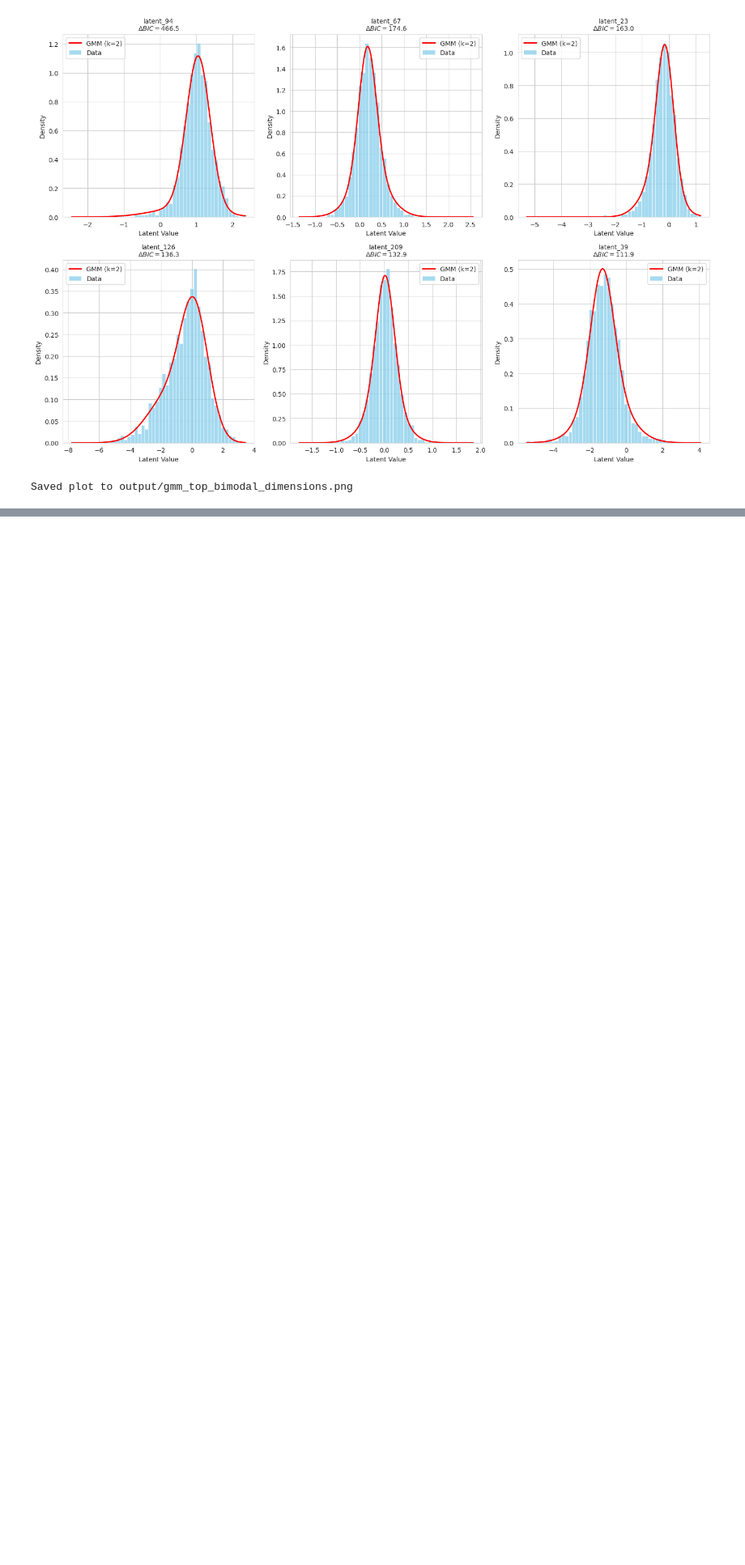
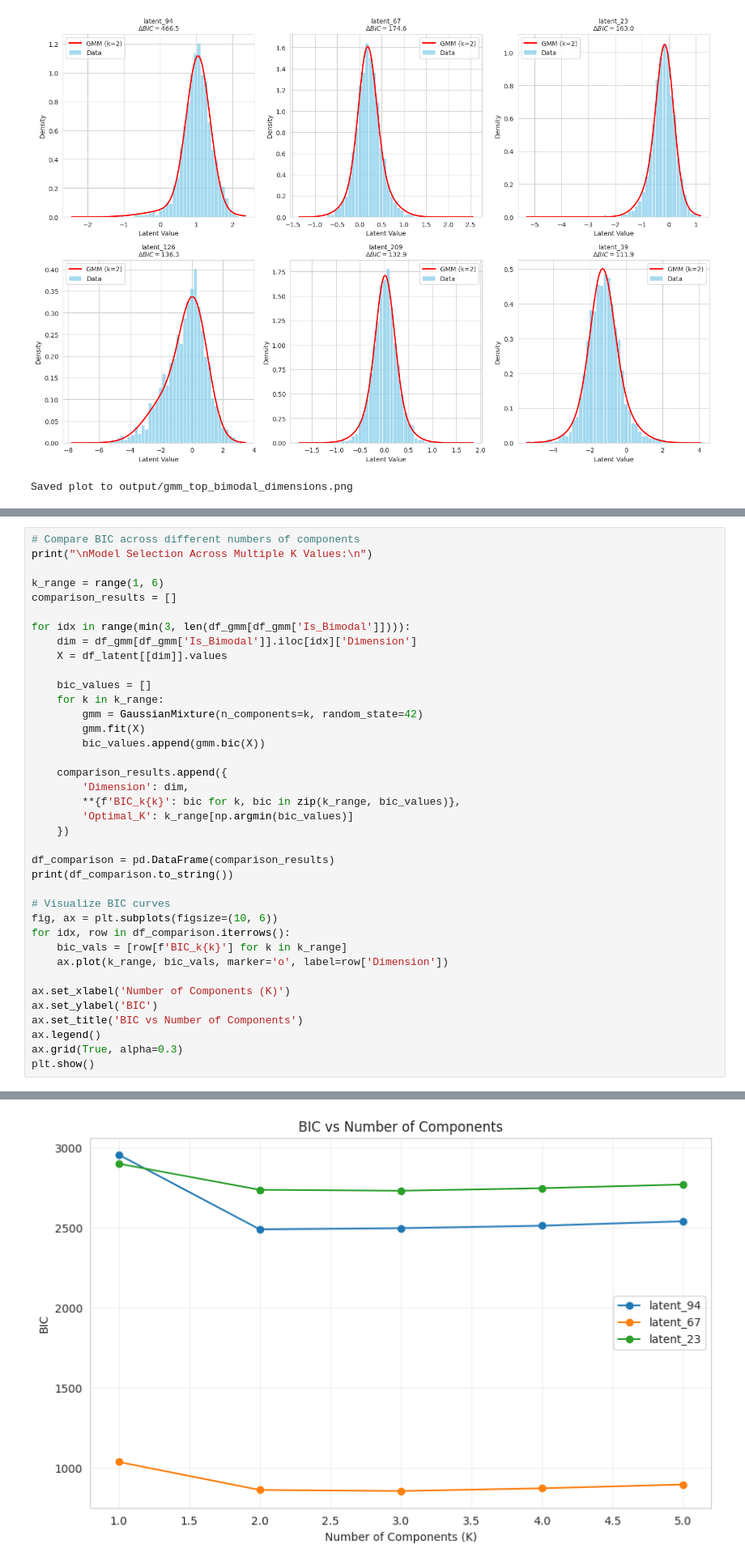
Before and after one commit to figoo210/unsupervised-parkinsons-imaging, a Jupyter notebook: 5.4_GMM_Distribution_Analysis.ipynb, the cells around one changed output, grey strips where cells are left out. Shown at 81% size. Saved outputs shown, nothing was run; the diff lists cells and outputs as text; blank space fills up the shorter version.

```diff
--- a/5.4_GMM_Distribution_Analysis.ipynb
+++ b/5.4_GMM_Distribution_Analysis.ipynb
@@ -155,0 +405,39 @@ Saved plot to output/gmm_top_bimodal_dimensions.png
+# %%
+# Compare BIC across different numbers of components
+print("\nModel Selection Across Multiple K Values:\n")
+
+k_range = range(1, 6)
+comparison_results = []
+
+for idx in range(min(3, len(df_gmm[df_gmm['Is_Bimodal']]))):
+    dim = df_gmm[df_gmm['Is_Bimodal']].iloc[idx]['Dimension']
+    X = df_latent[[dim]].values
+
+    bic_values = []
+    for k in k_range:
+        gmm = GaussianMixture(n_components=k, random_state=42)
+        gmm.fit(X)
+        bic_values.append(gmm.bic(X))
+
+    comparison_results.append({
+        'Dimension': dim,
+        **{f'BIC_k{k}': bic for k, bic in zip(k_range, bic_values)},
+        'Optimal_K': k_range[np.argmin(bic_values)]
+    })
+
+df_comparison = pd.DataFrame(comparison_results)
+print(df_comparison.to_string())
+
+# Visualize BIC curves
+fig, ax = plt.subplots(figsize=(10, 6))
+for idx, row in df_comparison.iterrows():
+    bic_vals = [row[f'BIC_k{k}'] for k in k_range]
+    ax.plot(k_range, bic_vals, marker='o', label=row['Dimension'])
+
+ax.set_xlabel('Number of Components (K)')
+ax.set_ylabel('BIC')
+ax.set_title('BIC vs Number of Components')
+ax.legend()
+ax.grid(True, alpha=0.3)
+plt.show()
+# %% [output]
@@ -156 +450,2 @@ Saved plot to output/gmm_top_bimodal_dimensions.png
+[figure, added]
 # %% [markdown]
```
Also changed, not shown: parts of 13 cells of this notebook.
